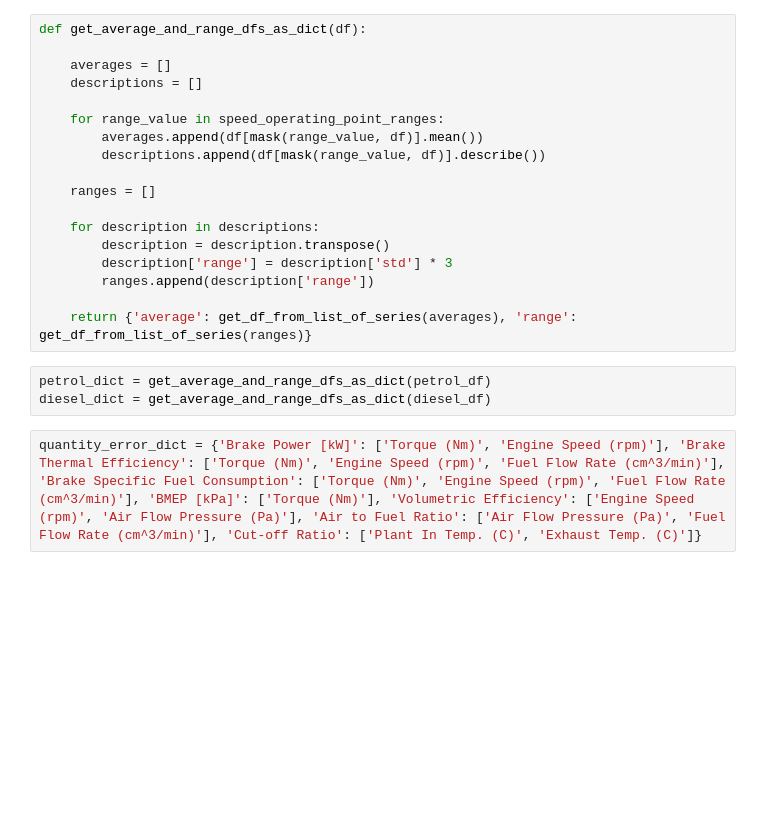
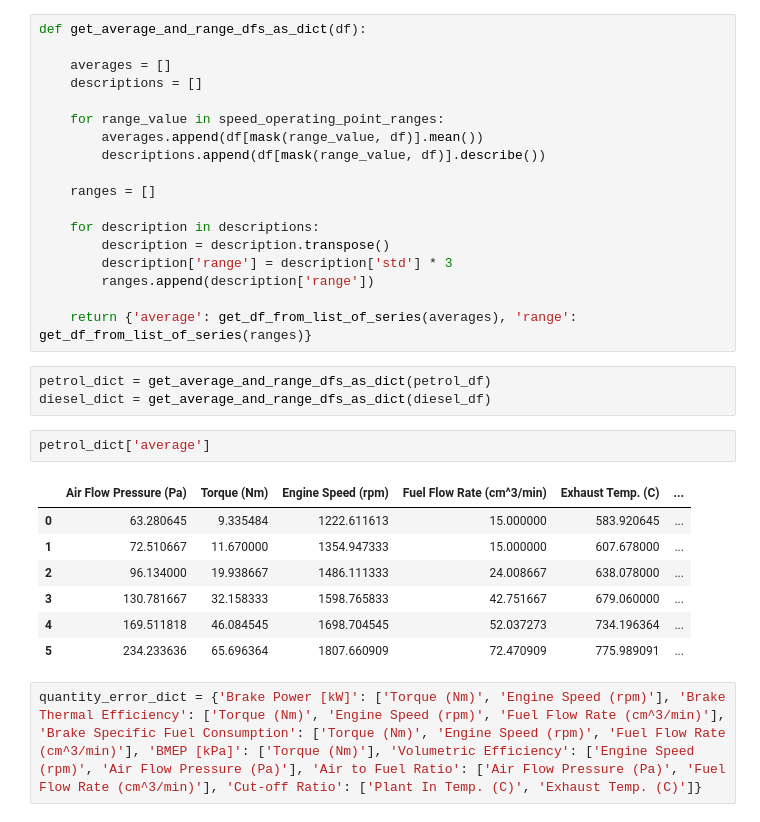
Before and after one commit to charlieblindsay/engine-laboratory, a Jupyter notebook: main.ipynb, the cells around one changed output. Drawn from its saved outputs; the diff is of its cells as text; blank space fills up the shorter version.

```diff
--- a/main.ipynb
+++ b/main.ipynb
@@ -111,6 +155,16 @@ def get_average_and_range_dfs_as_dict(df):
 # %%
 petrol_dict = get_average_and_range_dfs_as_dict(petrol_df)
 diesel_dict = get_average_and_range_dfs_as_dict(diesel_df)
+# %%
+petrol_dict['average']
+# %% [output]
+|  | Air Flow Pressure (Pa) | Torque (Nm) | Engine Speed (rpm) | Fuel Flow Rate (cm^3/min) | Exhaust Temp. (C) | ... |
+| 0 | 63.280645 | 9.335484 | 1222.611613 | 15.000000 | 583.920645 | ... |
+| 1 | 72.510667 | 11.670000 | 1354.947333 | 15.000000 | 607.678000 | ... |
+| 2 | 96.134000 | 19.938667 | 1486.111333 | 24.008667 | 638.078000 | ... |
+| 3 | 130.781667 | 32.158333 | 1598.765833 | 42.751667 | 679.060000 | ... |
+| 4 | 169.511818 | 46.084545 | 1698.704545 | 52.037273 | 734.196364 | ... |
+| 5 | 234.233636 | 65.696364 | 1807.660909 | 72.470909 | 775.989091 | ... |
 # %%
 quantity_error_dict = {'Brake Power [kW]': ['Torque (Nm)', 'Engine Speed (rpm)'], 'Brake Thermal Efficiency': ['Torque (Nm)', 'Engine Speed (rpm)', 'Fuel Flow Rate (cm^3/min)'], 'Brake Specific Fuel Consumption': ['Torque (Nm)', 'Engine Speed (rpm)', 'Fuel Flow Rate (cm^3/min)'], 'BMEP [kPa]': ['Torque (Nm)'], 'Volumetric Efficiency': ['Engine Speed (rpm)', 'Air Flow Pressure (Pa)'], 'Air to Fuel Ratio': ['Air Flow Pressure (Pa)', 'Fuel Flow Rate (cm^3/min)'], 'Cut-off Ratio': ['Plant In Temp. (C)', 'Exhaust Temp. (C)']}
 # %%
```
Also changed, not shown: parts of 13 cells of this notebook.
